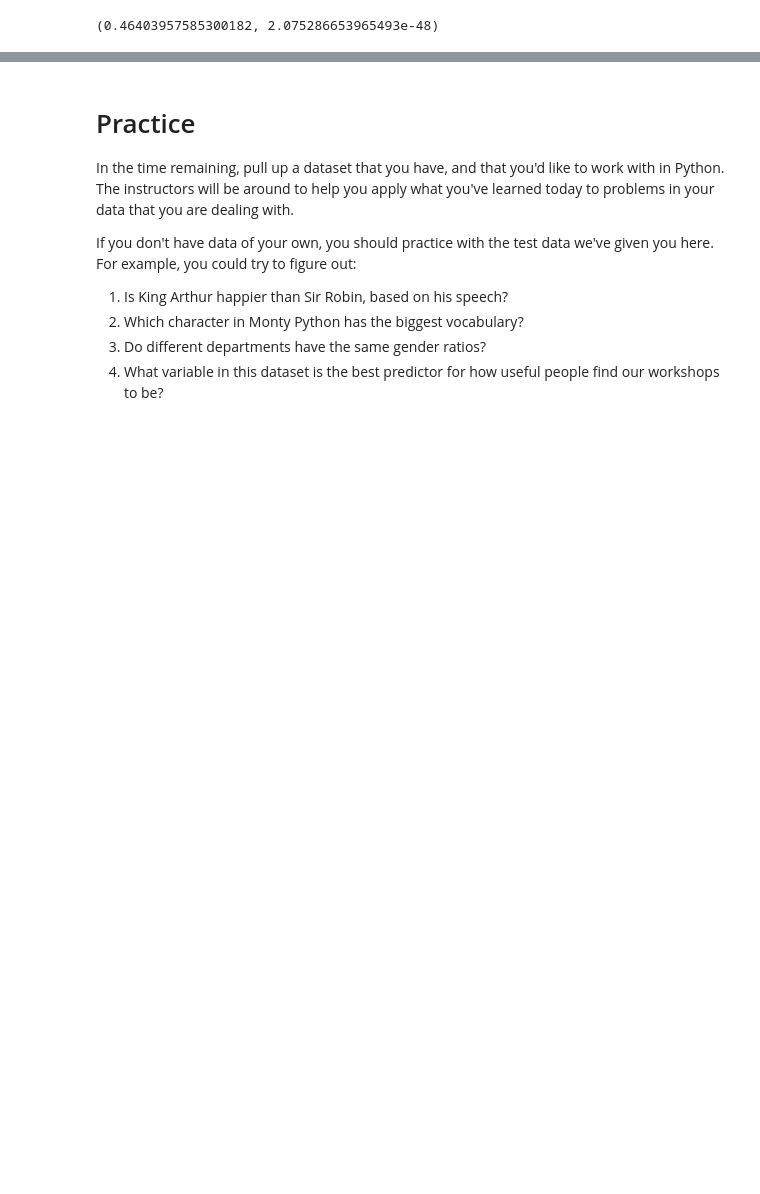
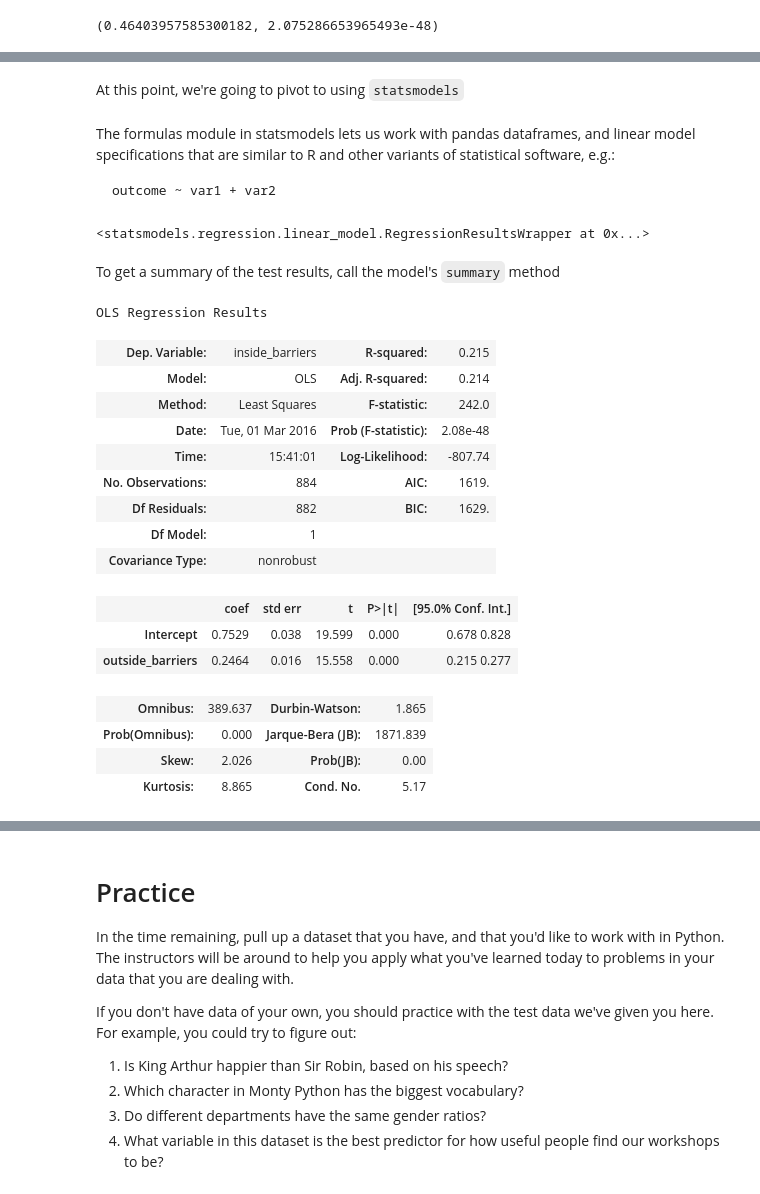
Before and after one commit to dlab-berkeley/python-for-everything, a Jupyter notebook: instructor/day_three.ipynb, the cells around one changed output, grey strips where cells are left out. Saved outputs shown, nothing was run; the diff lists cells and outputs as text; code cells hidden in the pictures; blank space fills up the shorter version.

````diff
--- a/instructor/day_three.ipynb
+++ b/instructor/day_three.ipynb
@@ -787,0 +778,2 @@ You'll notice that we haven't done a whole lot of statistical analyses yet. For
+# %% [markdown]
+At this point, we're going to pivot to using `statsmodels`
@@ -787,0 +782,33 @@ You'll notice that we haven't done a whole lot of statistical analyses yet. For
+# %% [markdown]
+The formulas module in statsmodels lets us work with pandas dataframes, and linear model specifications that are similar to R and other variants of statistical software, e.g.:
+
+```
+outcome ~ var1 + var2
+```
+# %%
+model_1 = smf.ols("inside_barriers ~ outside_barriers", data=data).fit()
+model_1
+# %% [output]
+<statsmodels.regression.linear_model.RegressionResultsWrapper at 0x...>
+# %% [markdown]
+To get a summary of the test results, call the model's `summary` method
+# %%
+model_1.summary()
+# %% [output]
+OLS Regression Results
+| Dep. Variable: | inside_barriers | R-squared: | 0.215 |
+| Model: | OLS | Adj. R-squared: | 0.214 |
+| Method: | Least Squares | F-statistic: | 242.0 |
+| Date: | Tue, 01 Mar 2016 | Prob (F-statistic): | 2.08e-48 |
+| Time: | 15:41:01 | Log-Likelihood: | -807.74 |
+| No. Observations: | 884 | AIC: | 1619. |
+| Df Residuals: | 882 | BIC: | 1629. |
+| Df Model: | 1 |  |  |
+| Covariance Type: | nonrobust |  |  |
+|  | coef | std err | t | P>|t| | [95.0% Conf. Int.] |
+| Intercept | 0.7529 | 0.038 | 19.599 | 0.000 | 0.678 0.828 |
+| outside_barriers | 0.2464 | 0.016 | 15.558 | 0.000 | 0.215 0.277 |
+| Omnibus: | 389.637 | Durbin-Watson: | 1.865 |
+| Prob(Omnibus): | 0.000 | Jarque-Bera (JB): | 1871.839 |
+| Skew: | 2.026 | Prob(JB): | 0.00 |
+| Kurtosis: | 8.865 | Cond. No. | 5.17 |
````
Also changed, not shown: parts of 15 cells of this notebook.
